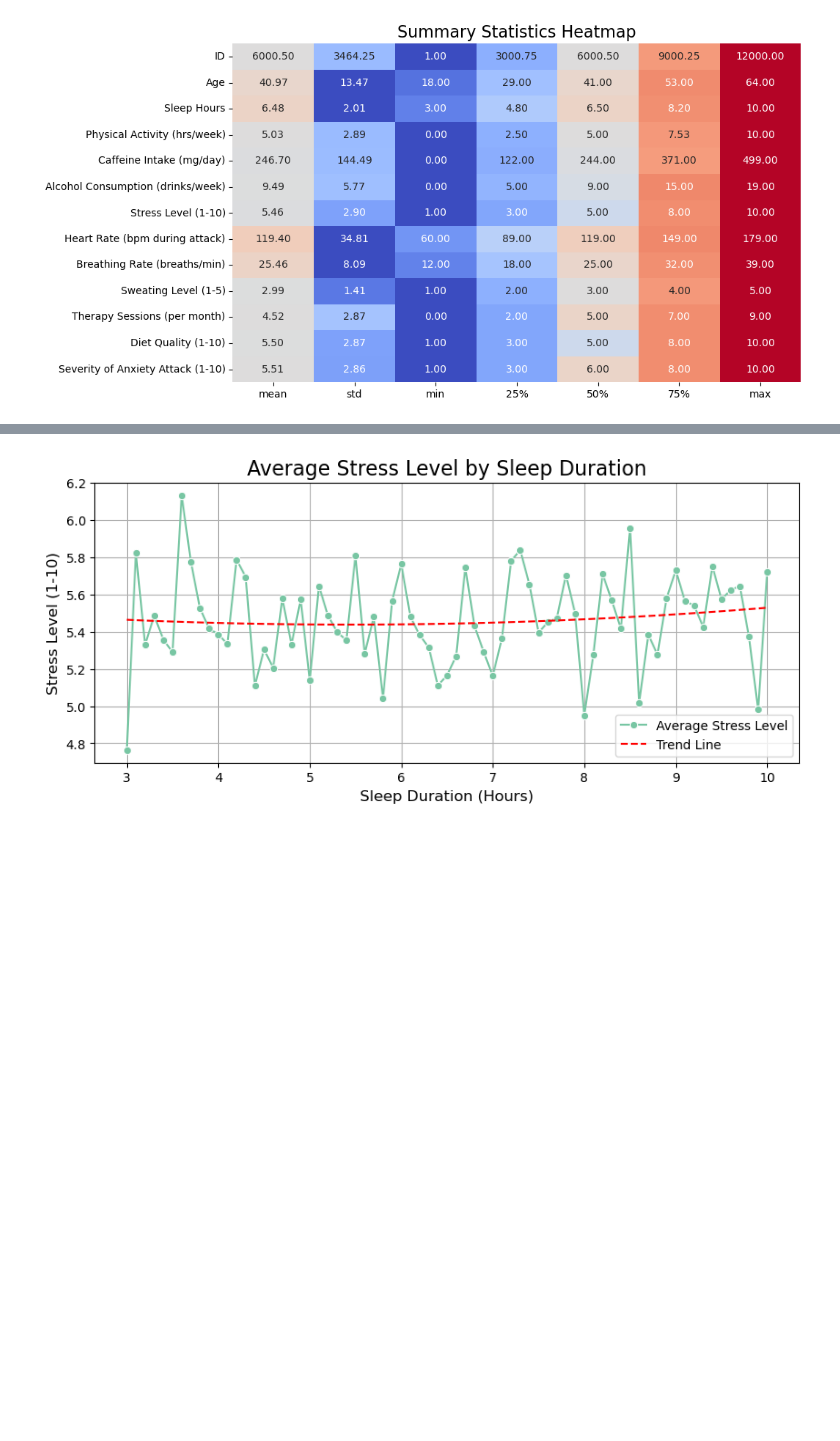
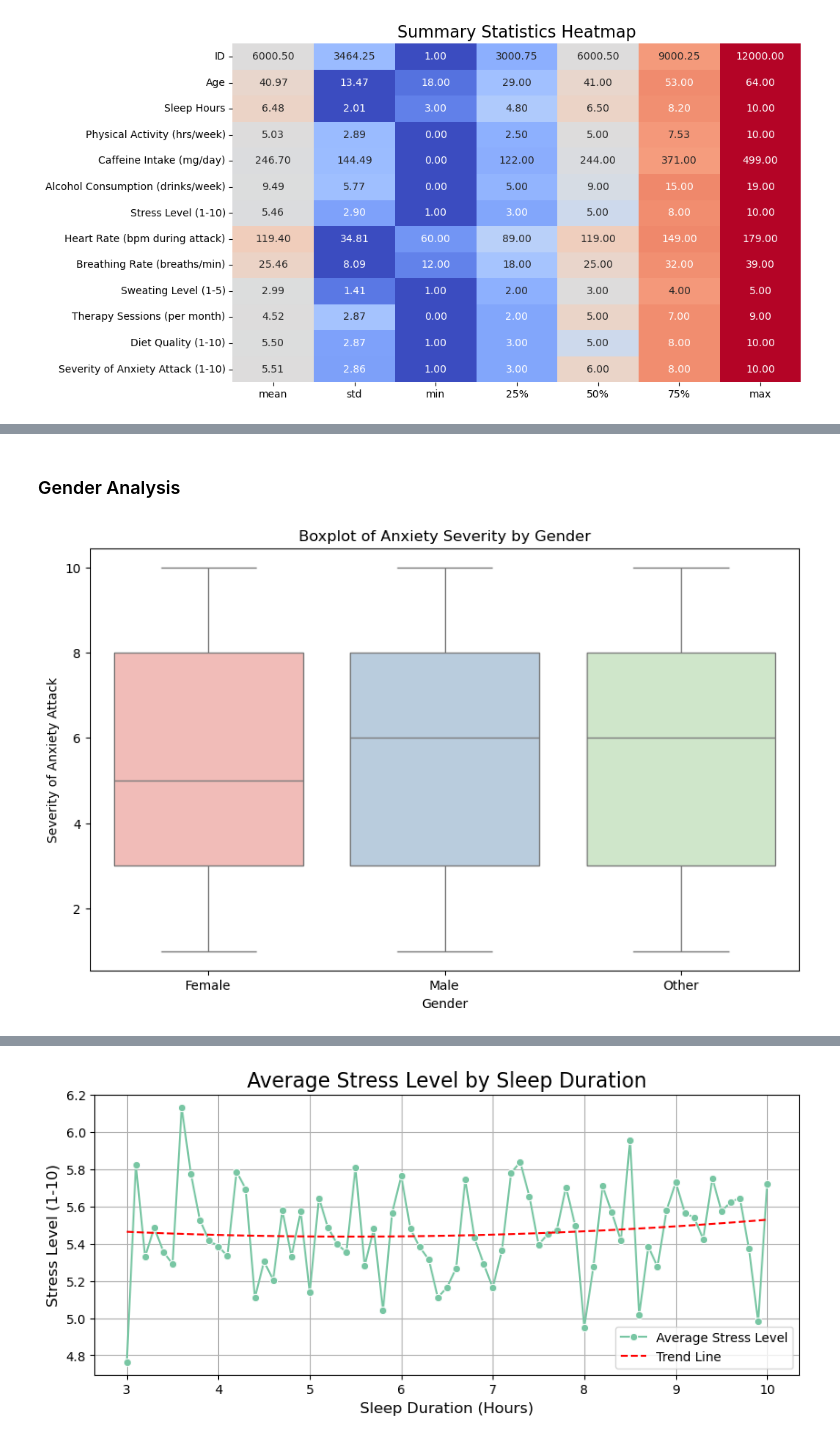
Before and after one commit to jonc1412/EDA-projects, a Jupyter notebook: anxiety-attack/anxiety_attack_analysis.ipynb, the cells around one changed output, grey strips where cells are left out. Saved outputs shown, nothing was run; the diff lists cells and outputs as text; code cells hidden in the pictures; blank space fills up the shorter version.

```diff
--- a/anxiety-attack/anxiety_attack_analysis.ipynb
+++ b/anxiety-attack/anxiety_attack_analysis.ipynb
@@ -99,0 +162,11 @@ df.rename(columns={'Stress Level (1-10)': 'Stress', 'Severity of Anxiety Attack
+# %% [markdown]
+### Gender Analysis
+# %%
+plt.figure(figsize=(10, 6))
+sns.boxplot(data=df, x='Gender', y='Anxiety Attack', hue='Gender', palette="Pastel1")
+plt.title('Boxplot of Anxiety Severity by Gender')
+plt.xlabel('Gender')
+plt.ylabel('Severity of Anxiety Attack')
+plt.show()
+# %% [output]
+[figure, added]
```
Also changed, not shown: parts of 27 cells of this notebook.
